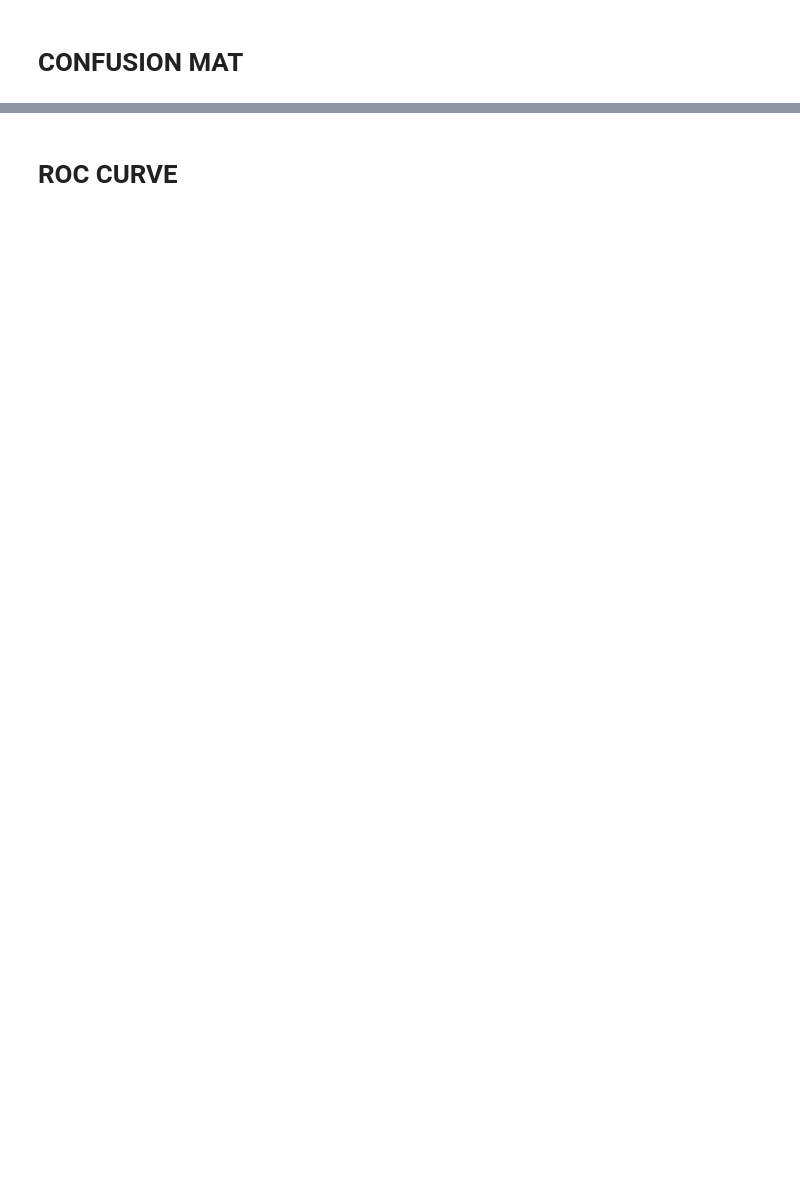
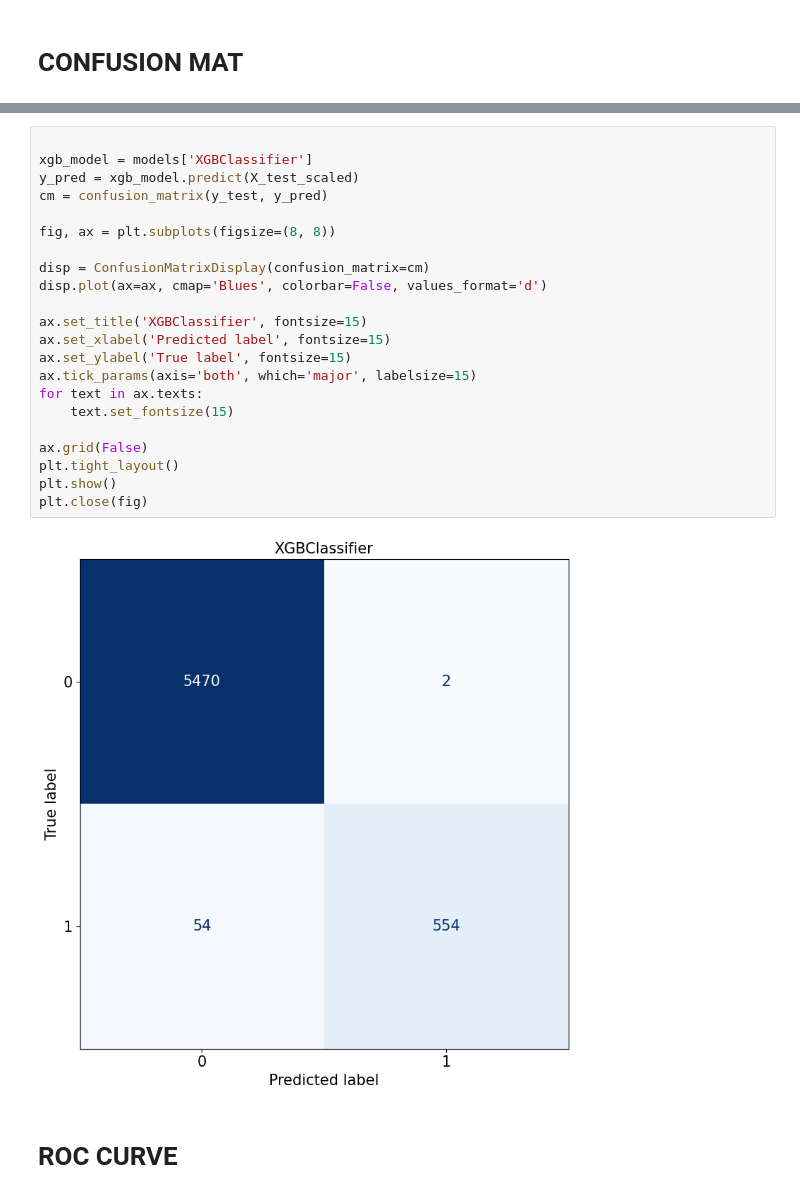
Before and after one commit to j3les-0/DDoS-XAI-Detection, a Jupyter notebook: XAI_DDoS.ipynb, the cells around one changed output, grey strips where cells are left out. Drawn from its saved outputs; the diff is of its cells as text; blank space fills up the shorter version.

```diff
--- a/XAI_DDoS.ipynb
+++ b/XAI_DDoS.ipynb
@@ -578,6 +594,30 @@ plt.show()
 plt.close(fig)
 # %% [output]
 [figure]
+# %%
+
+xgb_model = models['XGBClassifier']
+y_pred = xgb_model.predict(X_test_scaled)
+cm = confusion_matrix(y_test, y_pred)
+
+fig, ax = plt.subplots(figsize=(8, 8))
+
+disp = ConfusionMatrixDisplay(confusion_matrix=cm)
+disp.plot(ax=ax, cmap='Blues', colorbar=False, values_format='d')
+
+ax.set_title('XGBClassifier', fontsize=15)
+ax.set_xlabel('Predicted label', fontsize=15)
+ax.set_ylabel('True label', fontsize=15)
+ax.tick_params(axis='both', which='major', labelsize=15)
+for text in ax.texts:
+    text.set_fontsize(15)
+
+ax.grid(False)
+plt.tight_layout()
+plt.show()
+plt.close(fig)
+# %% [output]
+[figure, added]
 # %% [markdown]
 # **ROC CURVE**
 # %%
```
Also changed, not shown: parts of 12 cells of this notebook.
